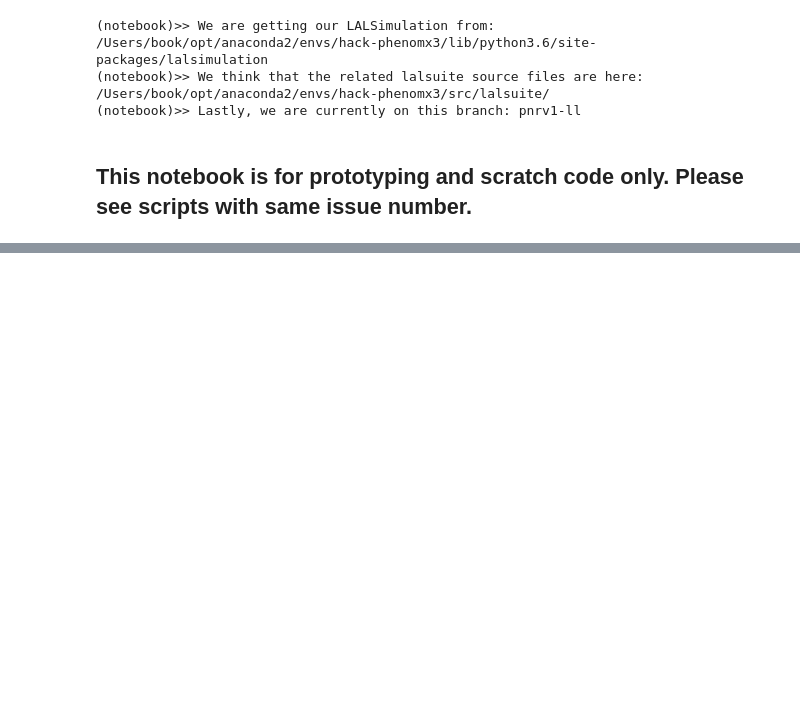
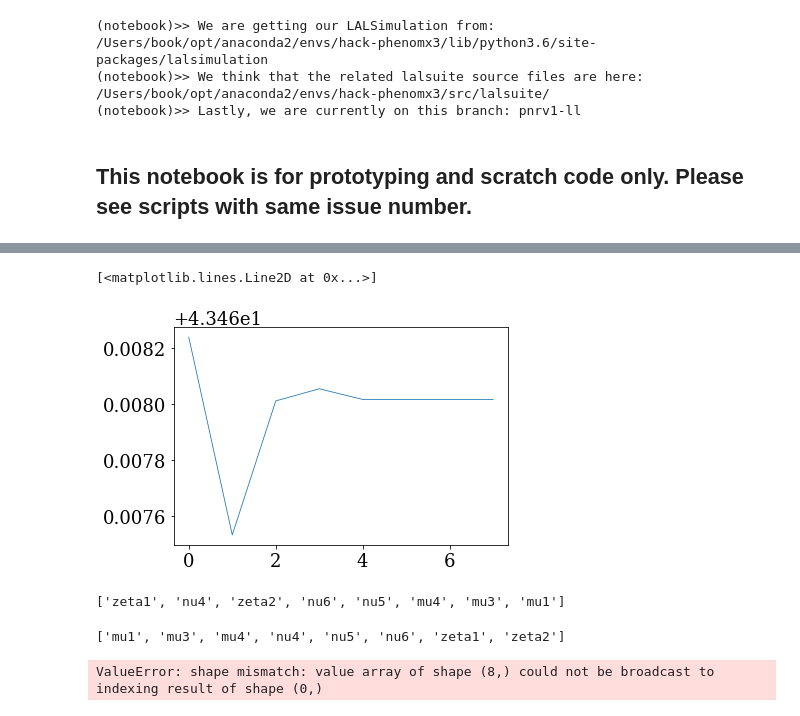
Before and after one commit to llondon6/PhenomXCP, a Jupyter notebook: issues/3_fit_waveforms.ipynb, the cells around one changed output, grey strips where cells are left out. Cells and saved outputs as stored; diff of their text form; code cells hidden in the pictures; blank space fills up the shorter version.

```diff
--- a/issues/3_fit_waveforms.ipynb
+++ b/issues/3_fit_waveforms.ipynb
@@ -251,0 +253,6 @@ alert('Done.')
+# %%
+
+scarecrow = template_amp_phase(0.5, 0.5,zeros(3),zeros(3),ell=2)
+parameter_names_in_order = scarecrow.__code__.co_varnames[1:scarecrow.__code__.co_argcount]
+
+foos, boundary_par = jac_sort_minimize(action,len(parameter_names_in_order), verbose=True)
@@ -251,0 +288,18 @@ alert('Done.')
+# %%
+plot([ foo[0] for foo in foos ])
+# %% [output]
+[<matplotlib.lines.Line2D at 0x...>]
+[figure, added]
+# %%
+boundary_par
+# %% [output]
+['zeta1', 'nu4', 'zeta2', 'nu6', 'nu5', 'mu4', 'mu3', 'mu1']
+# %%
+list(parameter_names_in_order)
+# %% [output]
+['mu1', 'mu3', 'mu4', 'nu4', 'nu5', 'nu6', 'zeta1', 'zeta2']
+# %%
+for k,foo in enumerate(foos):
+    boundary_act[k](foo.x)
+# %% [output]
+ValueError: shape mismatch: value array of shape (8,) could not be broadcast to indexing result of shape (0,)
```
Also changed, not shown: parts of 13 cells of this notebook, 5 other files.
